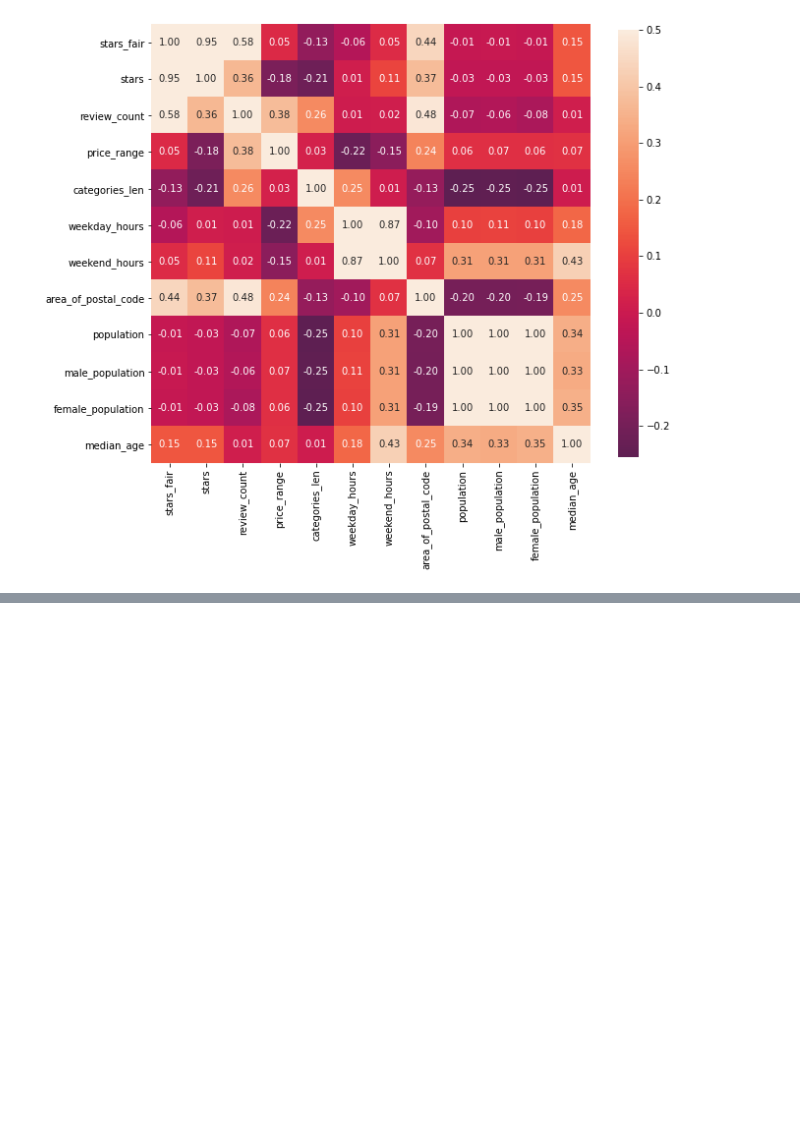
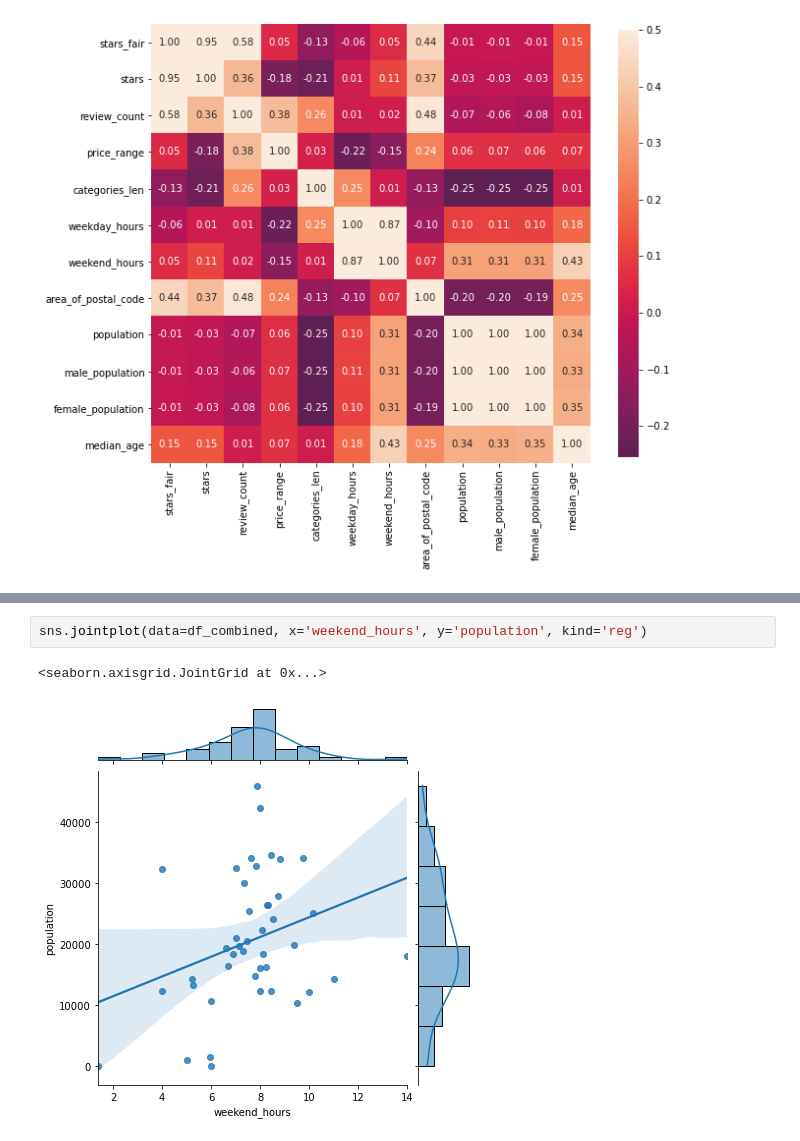
Before and after one commit to BadeJoey/Yelp_Analyser, a Jupyter notebook: data_eda.ipynb, the cells around one changed output, grey strips where cells are left out. Cells and saved outputs as stored; diff of their text form; blank space fills up the shorter version.

```diff
--- a/data_eda.ipynb
+++ b/data_eda.ipynb
@@ -649,2 +581,7 @@ sns.heatmap(view.corr(), vmax=0.5, center=0,
+# %%
+sns.jointplot(data=df_combined, x='weekend_hours', y='population', kind='reg')
+# %% [output]
+<seaborn.axisgrid.JointGrid at 0x...>
+[figure, added]
 # %% [markdown]
 ### To-Do
```
Also changed, not shown: parts of 16 cells of this notebook.
